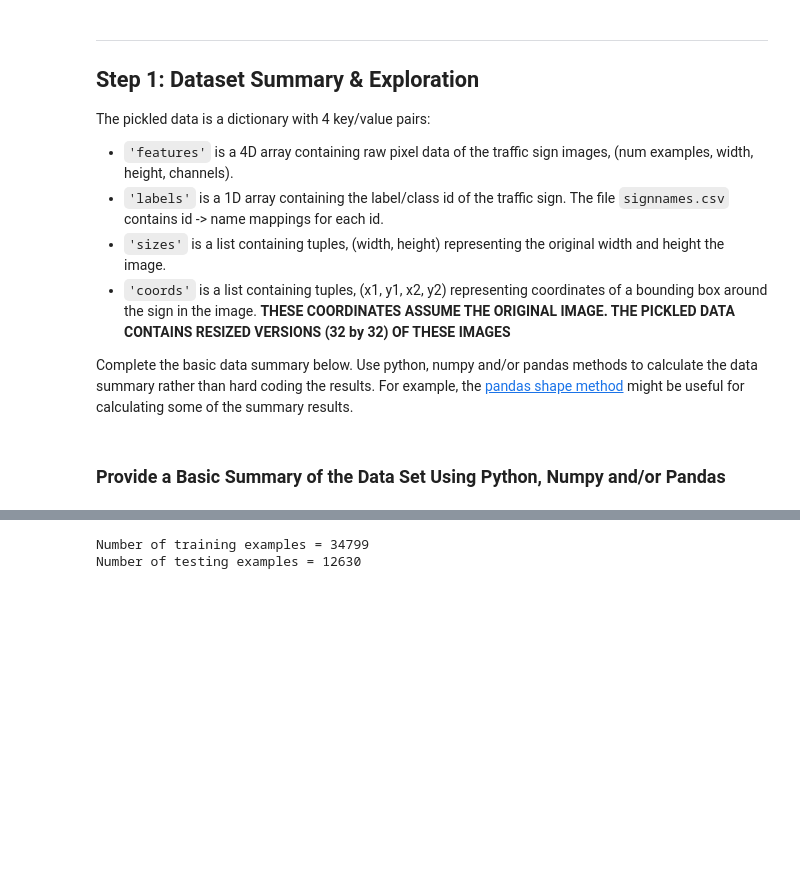
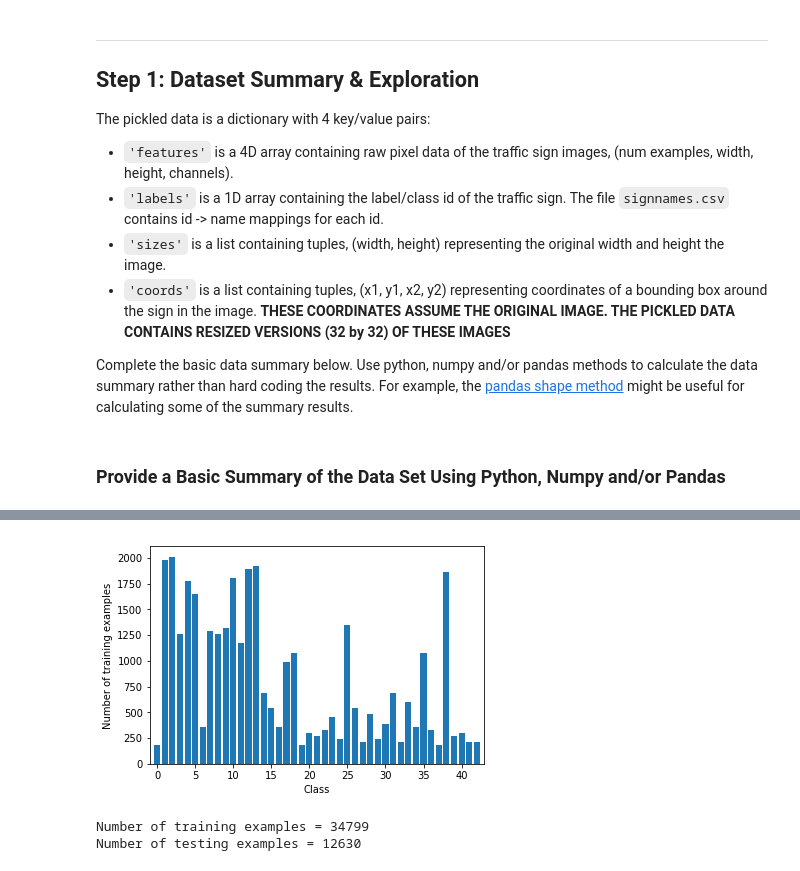
Before and after one commit to zacharyz/sdc-p2, a Jupyter notebook: Traffic_Sign_Classifier.ipynb, the cells around one changed output, grey strips where cells are left out. Drawn from its saved outputs; the diff is of its cells as text; code cells hidden in the pictures; blank space fills up the shorter version.

```diff
--- a/Traffic_Sign_Classifier.ipynb
+++ b/Traffic_Sign_Classifier.ipynb
@@ -135 +147,9 @@ show_sample(X_test[index], y_test[index])
+# %%
+pyplot.bar( np.arange( 43 ), class_counts, align='center' )
+pyplot.xlabel('Class')
+pyplot.ylabel('Number of training examples')
+pyplot.xlim([-1, 43])
+pyplot.show()
+# %% [output]
+[figure, added]
 # %%
```
Also changed, not shown: parts of 22 cells of this notebook.
